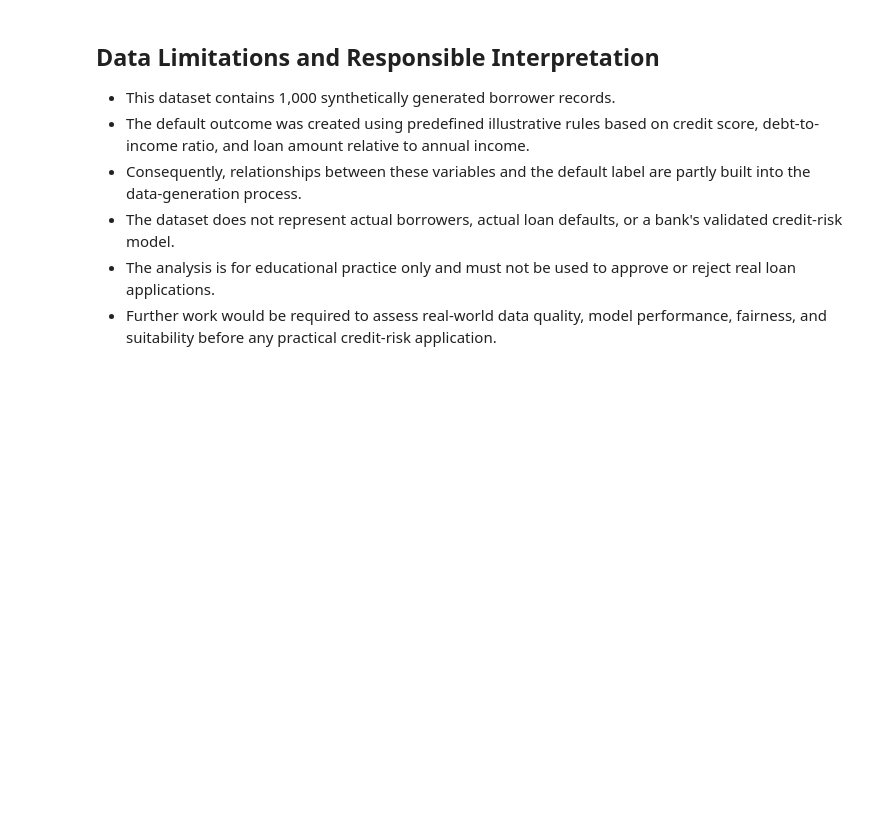
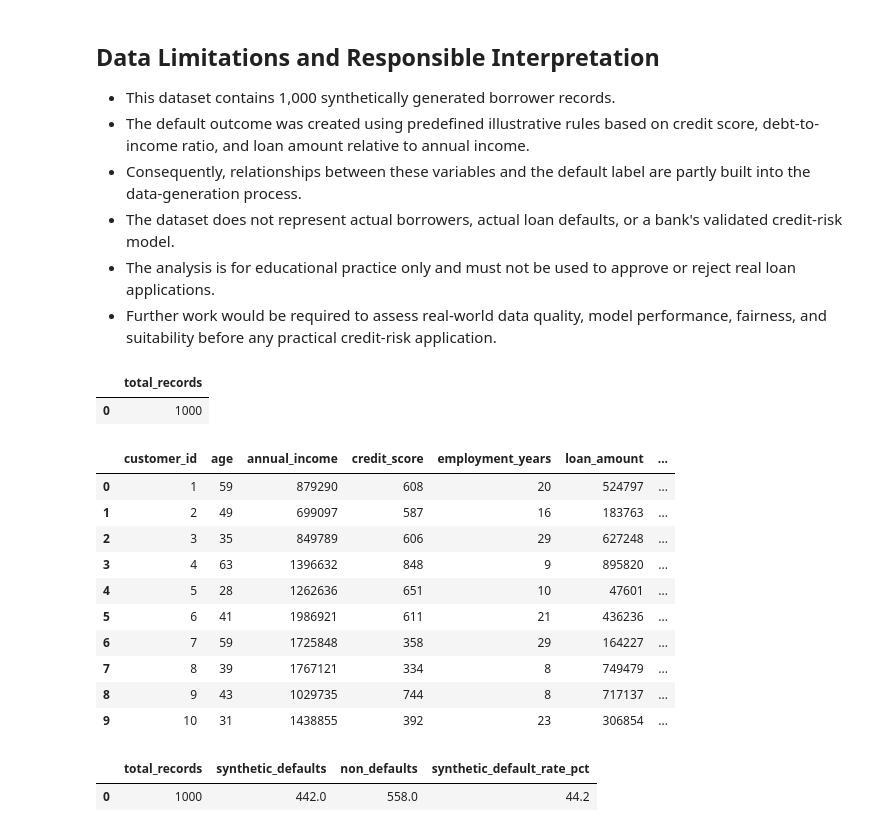
Before and after one commit to dhruvizaveri08/credit-risk-analysis, a Jupyter notebook: notebooks/01_credit_risk_data.ipynb, the cells around one changed output. Cells and saved outputs as stored; diff of their text form; code cells hidden in the pictures; blank space fills up the shorter version.

```diff
--- a/notebooks/01_credit_risk_data.ipynb
+++ b/notebooks/01_credit_risk_data.ipynb
@@ -378,0 +382,65 @@ Cleaned dataset exported successfully.
+# %%
+
+import duckdb
+
+# Create an in-memory database connection
+con = duckdb.connect(database=":memory:")
+
+# Register the cleaned pandas DataFrame
+con.register("cleaned_data", df_clean)
+
+# Create a SQL table from the DataFrame
+con.execute("""
+    CREATE OR REPLACE TABLE loans AS
+    SELECT * FROM cleaned_data
+""")
+
+# Check that the data loaded correctly
+result = con.execute("""
+    SELECT COUNT(*) AS total_records
+    FROM loans
+""").df()
+
+display(result)
+# %% [output]
+|  | total_records |
+| 0 | 1000 |
+# %%
+
+query = """
+SELECT *
+FROM loans
+LIMIT 10;
+"""
+
+display(con.execute(query).df())
+# %% [output]
+|  | customer_id | age | annual_income | credit_score | employment_years | loan_amount | ... |
+| 0 | 1 | 59 | 879290 | 608 | 20 | 524797 | ... |
+| 1 | 2 | 49 | 699097 | 587 | 16 | 183763 | ... |
+| 2 | 3 | 35 | 849789 | 606 | 29 | 627248 | ... |
+| 3 | 4 | 63 | 1396632 | 848 | 9 | 895820 | ... |
+| 4 | 5 | 28 | 1262636 | 651 | 10 | 47601 | ... |
+| 5 | 6 | 41 | 1986921 | 611 | 21 | 436236 | ... |
+| 6 | 7 | 59 | 1725848 | 358 | 29 | 164227 | ... |
+| 7 | 8 | 39 | 1767121 | 334 | 8 | 749479 | ... |
+| 8 | 9 | 43 | 1029735 | 744 | 8 | 717137 | ... |
+| 9 | 10 | 31 | 1438855 | 392 | 23 | 306854 | ... |
+# %%
+
+query = """
+SELECT
+    COUNT(*) AS total_records,
+    SUM("default") AS synthetic_defaults,
+    COUNT(*) - SUM("default") AS non_defaults,
+    ROUND(
+        100.0 * SUM("default") / COUNT(*),
+        2
+    ) AS synthetic_default_rate_pct
+FROM loans;
+"""
+
+display(con.execute(query).df())
+# %% [output]
+|  | total_records | synthetic_defaults | non_defaults | synthetic_default_rate_pct |
+| 0 | 1000 | 442.0 | 558.0 | 44.2 |
```
Also changed, not shown: parts of 5 cells of this notebook.
